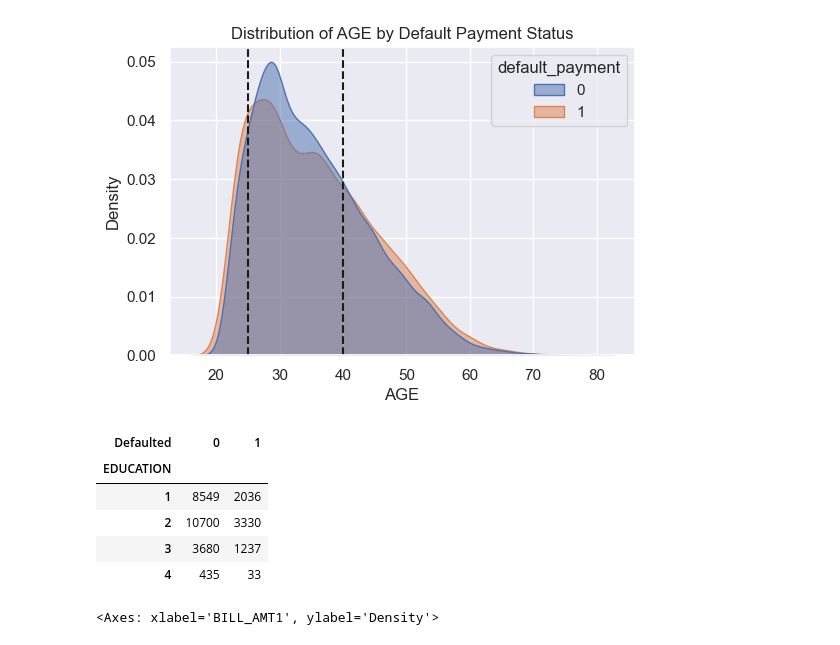
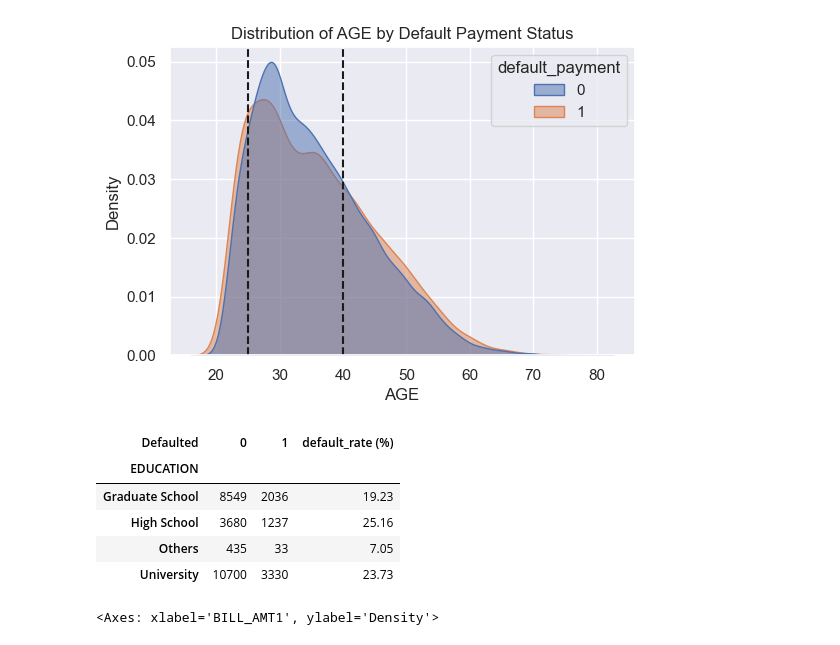
Before and after one commit to malavansa/IT5022-ML-Project, a Jupyter notebook: notebooks/eda_notebook.ipynb, the cells around one changed output. Saved outputs shown, nothing was run; the diff lists cells and outputs as text; code cells hidden in the pictures.

```diff
--- a/notebooks/eda_notebook.ipynb
+++ b/notebooks/eda_notebook.ipynb
@@ -129,6 +129,8 @@ MARRIAGE
 1    13659
 3      377
 Name: count, dtype: int64
+# %%
+df['MARRIAGE'] = df['MARRIAGE'].replace({1: 'Married', 2: 'Single', 3: 'Others'})
 # %%
 # EDUCATION: (1=graduate school, 2=university, 3=high school, 4=others, 5=unknown, 6=unknown)
 # lets label 0, 5, 6 as Others because 0, 5, 6 are not valid values for EDUCATION
@@ -141,6 +143,10 @@ EDUCATION
 3     4917
 4      468
 Name: count, dtype: int64
+# %%
+df['EDUCATION'] = df['EDUCATION'].replace({1: 'Graduate School', 2: 'University', 3: 'High School', 4: 'Others'})
+# %%
+df['SEX'] = df['SEX'].replace({1: 'Male', 2:'Female'})
 # %%
 df['MARRIAGE'].shape
 # %% [output]
@@ -427,14 +445,16 @@ plt.show()
 # %% [output]
 [figure]
 # %%
-pd.crosstab(df['EDUCATION'], df['default_payment'], rownames=['EDUCATION'], colnames=['Defaulted'])
+df_cross_tab = pd.crosstab(df['EDUCATION'], df['default_payment'], rownames=['EDUCATION'], colnames=['Defaulted'])
+df_cross_tab["default_rate (%)"] = (df_cross_tab[1] / (df_cross_tab[0] + df_cross_tab[1]) * 100).round(2)
+df_cross_tab
 # %% [output]
-| Defaulted | 0 | 1 |
-| EDUCATION |  |  |
-| 1 | 8549 | 2036 |
-| 2 | 10700 | 3330 |
-| 3 | 3680 | 1237 |
-| 4 | 435 | 33 |
+| Defaulted | 0 | 1 | default_rate (%) |
+| EDUCATION |  |  |  |
+| Graduate School | 8549 | 2036 | 19.23 |
+| High School | 3680 | 1237 | 25.16 |
+| Others | 435 | 33 | 7.05 |
+| University | 10700 | 3330 | 23.73 |
 # %%
 sns.set_theme(style="darkgrid")
 plt.figure(figsize=(6,4))
```
Also changed, not shown: parts of 35 cells of this notebook.
